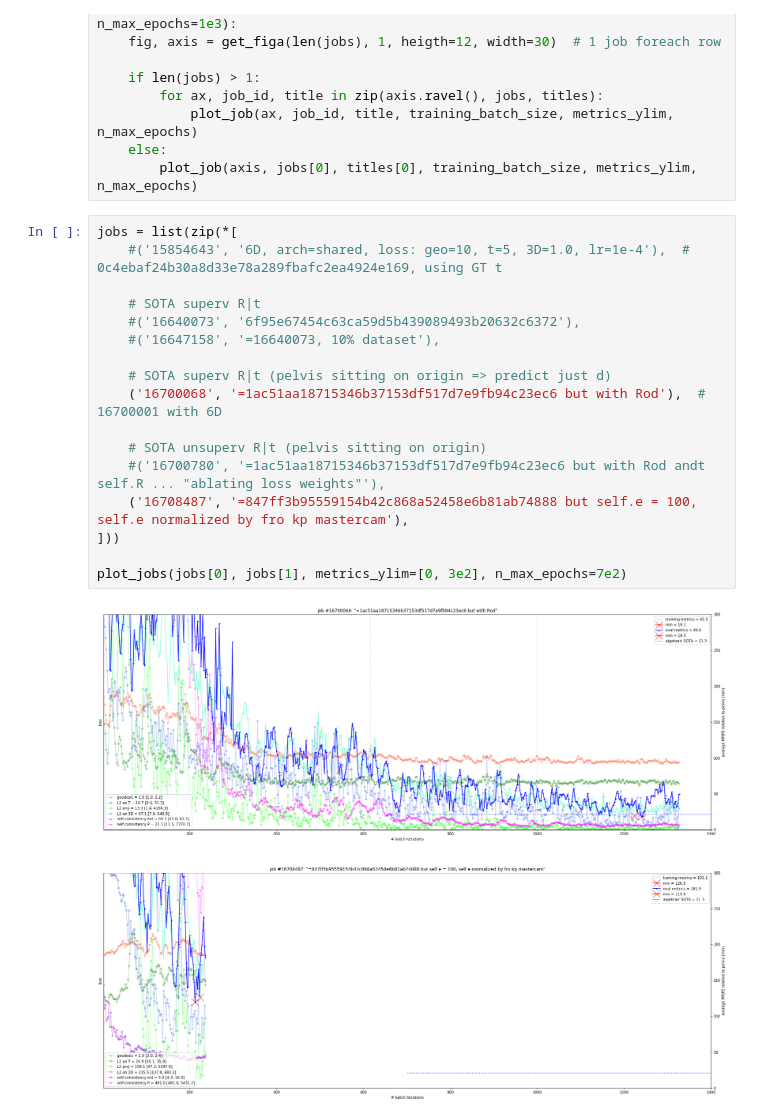
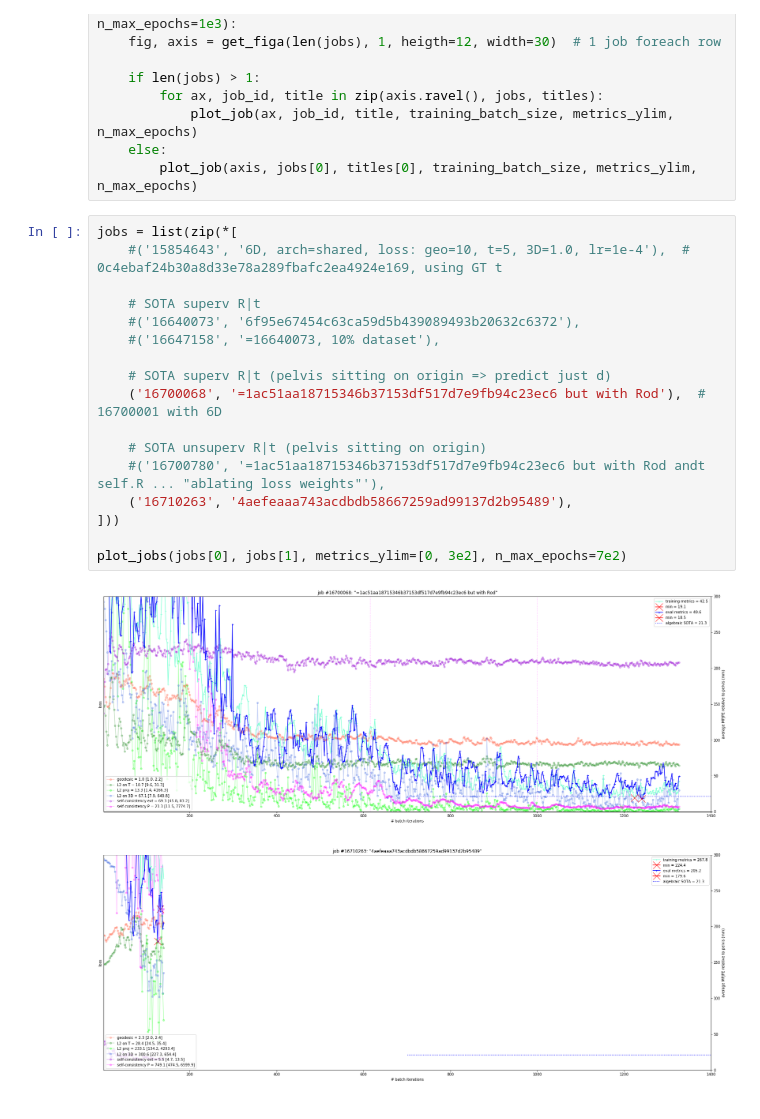
Before and after one commit to karfly/learnable-triangulation-pytorch, a Jupyter notebook: tom.ipynb, the cells around one changed output. Saved outputs shown, nothing was run; the diff lists cells and outputs as text.

Commit message:
normalize self.p norm

```diff
--- a/tom.ipynb
+++ b/tom.ipynb
@@ -58,19 +58,19 @@ def plot_jobs(jobs, titles, training_batch_size=8, metrics_ylim=[0, 1e2], n_max_
 # %%
 jobs = list(zip(*[
     #('15854643', '6D, arch=shared, loss: geo=10, t=5, 3D=1.0, lr=1e-4'),  # 0c4ebaf24b30a8d33e78a289fbafc2ea4924e169, using GT t
 
     # SOTA superv R|t
     #('16640073', '6f95e67454c63ca59d5b439089493b20632c6372'),
     #('16647158', '=16640073, 10% dataset'),
 
     # SOTA superv R|t (pelvis sitting on origin => predict just d)
     ('16700068', '=1ac51aa18715346b37153df517d7e9fb94c23ec6 but with Rod'),  # 16700001 with 6D
 
     # SOTA unsuperv R|t (pelvis sitting on origin)
     #('16700780', '=1ac51aa18715346b37153df517d7e9fb94c23ec6 but with Rod andt self.R ... "ablating loss weights"'),
-    ('16708487', '=847ff3b95559154b42c868a52458e6b81ab74888 but self.e = 100, self.e normalized by fro kp mastercam'),
+    ('16710263', '4aefeaaa743acdbdb58667259ad99137d2b95489'),
 ]))
 
 plot_jobs(jobs[0], jobs[1], metrics_ylim=[0, 3e2], n_max_epochs=7e2)
 # %% [output]
-[figure, old version]
+[figure, new version]
```
Also changed, not shown: 3 other files.
